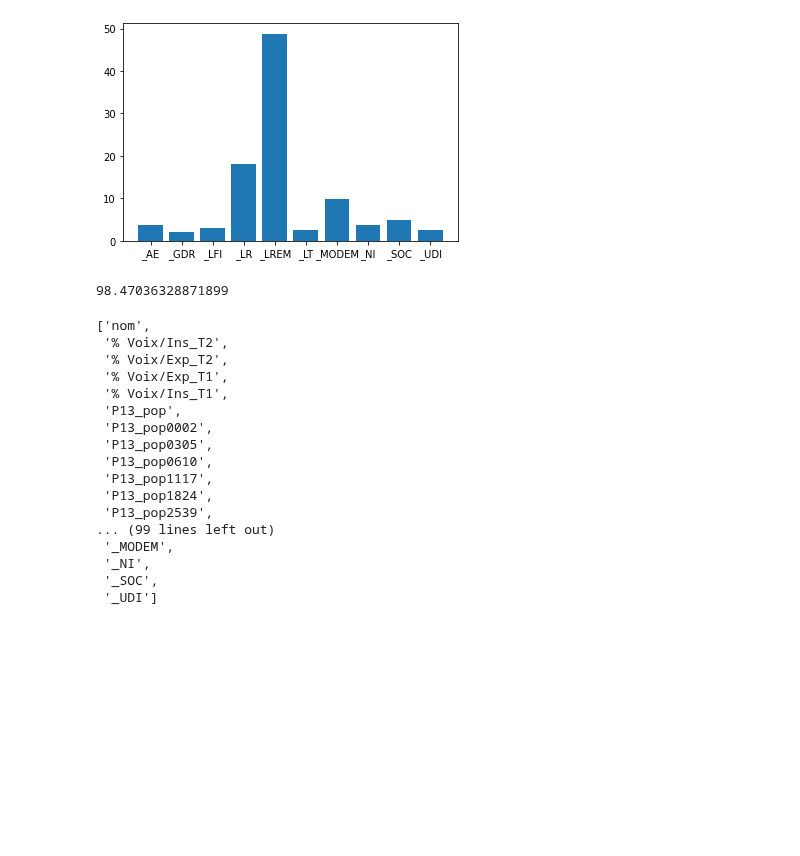
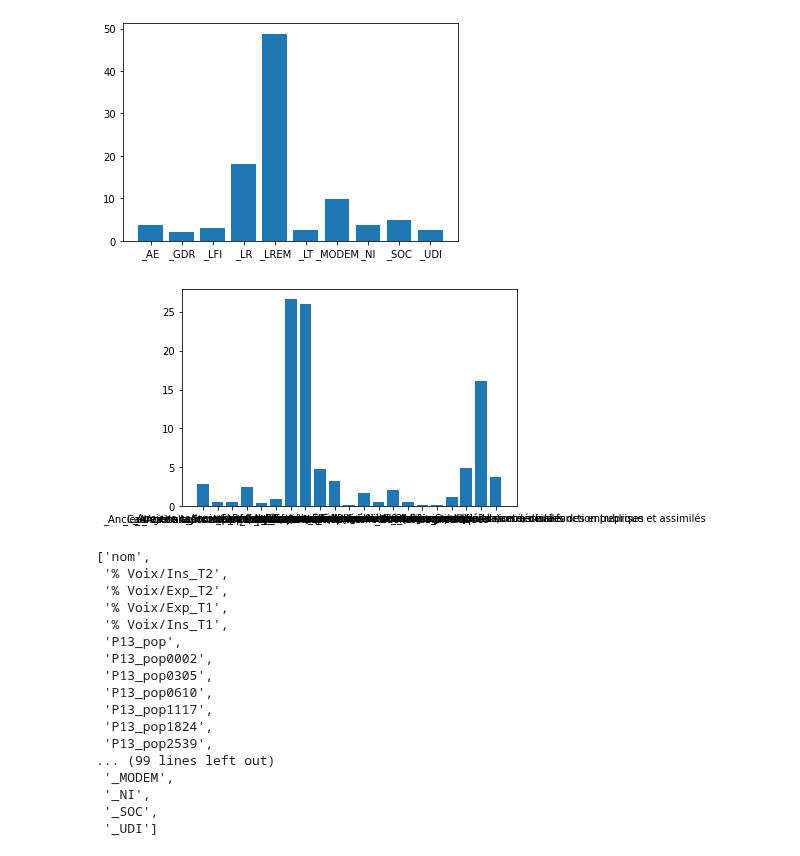
Before and after one commit to p-contamin/Prediction-de-l-activite-des-deputes-francais, a Jupyter notebook: 2. Data Viz/Graphiques de visualisation.ipynb, the cells around one changed output. Saved outputs shown, nothing was run; the diff lists cells and outputs as text; code cells hidden in the pictures; blank space fills up the shorter version.

```diff
--- a/2. Data Viz/Graphiques de visualisation.ipynb
+++ b/2. Data Viz/Graphiques de visualisation.ipynb
@@ -52,20 +52,23 @@ plt.show()
 # %%
 names = ['_Agriculteurs exploitants', '_Anciens agriculteurs exploitants', "_Anciens artisans, commerçants, chefs d'entreprise", '_Anciens cadres et professions intermédiaires', '_Anciens employés et ouvriers',
  '_Artisans', "_Cadres d'entreprise", '_Cadres de la fonction publique, professions intellectuelles et  artistiques',
  "_Chefs d'entreprise de 10 salariés ou plus", '_Commerçants et assimilés', '_Contremaîtres, agents de maîtrise', "_Employés administratifs d'entreprise", '_Employés de commerce',
  '_Employés de la fonction publique', '_Inactifs divers (autres que retraités)', '_Ouvriers agricoles',
- '_Ouvriers qualifiés', '_Professions intermédiaires administratives et commerciales des entreprises', "_Professions intermédiaires de l'enseignement, de la santé, de la fonction publique et assimilés", '_Professions libérales et assimilés',
- '_Sans profession déclarée']
+ '_Ouvriers qualifiés', '_Professions intermédiaires administratives et commerciales des entreprises', "_Professions intermédiaires de l'enseignement, de la santé, de la fonction publique et assimilés", '_Professions libérales et assimilés',]
+
 tab_final['_Sans profession déclarée'] = tab_final[names].any(axis=1).replace([True, False], [0, 1])
 names.append('_Sans profession déclarée')
 tab_final[names].sum().sum()
 
 values=[]
 for i in names :
      values.append(tab_final[i].sum()/523*100)
 sum(values)
+
+plt.bar(names, values)
+plt.show()
 # %% [output]
-98.47036328871899
+[figure, added]
 # %%
 tab_final.columns.to_list()
 # %% [output]
```
Also changed, not shown: parts of 8 cells of this notebook.
